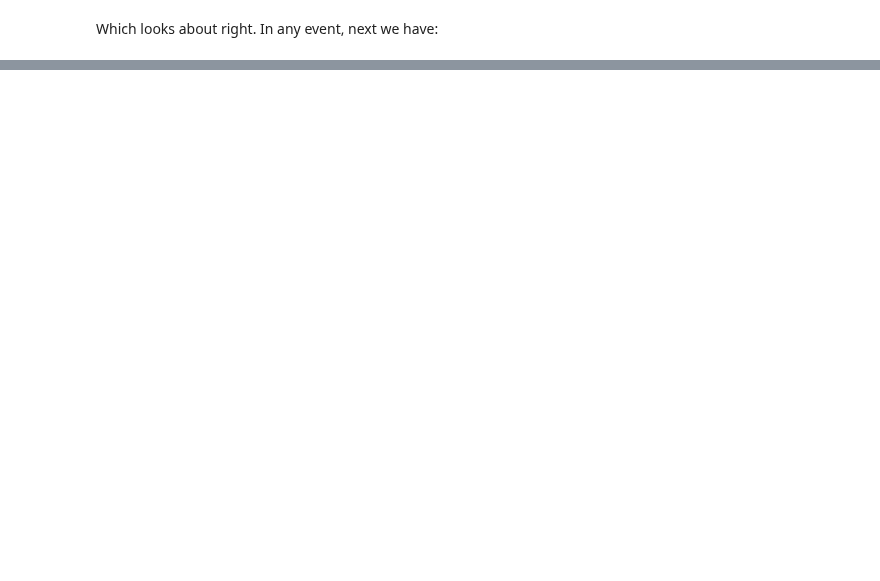
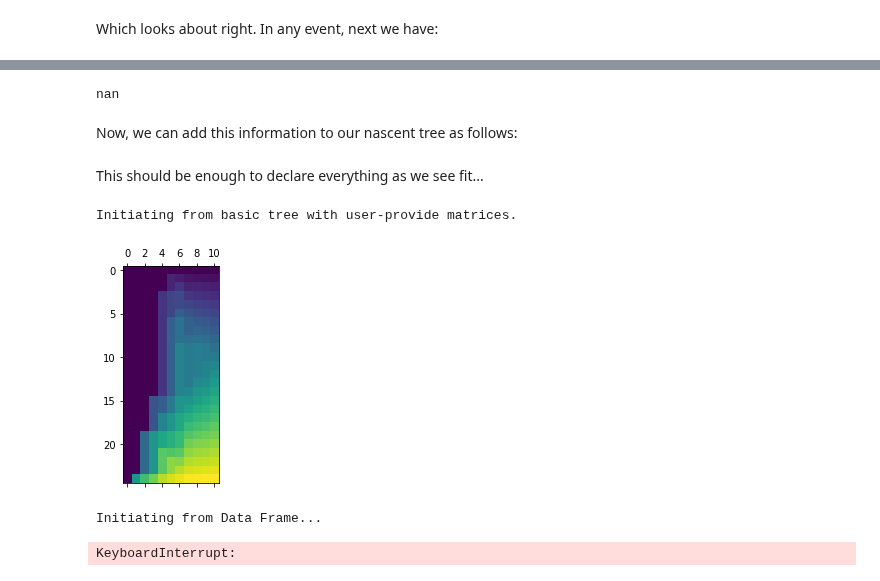
Before and after one commit to mbaker21231/InstEvo, a Jupyter notebook: NoteBooks/AAH - Paper.ipynb, the cells around one changed output, grey strips where cells are left out. Saved outputs shown, nothing was run; the diff lists cells and outputs as text; code cells hidden in the pictures; blank space fills up the shorter version.

Commit message:
Preparing to rework ParameterizedTree class after reworking the ResolvedTree class.

```diff
--- a/NoteBooks/AAH - Paper.ipynb
+++ b/NoteBooks/AAH - Paper.ipynb
@@ -149,5 +147,14 @@ TMat = [[0, 0, 0, 0, 0, 0, 0, 0, 0, 0, 0, 0, 0, 0, 0, 0, 0, 0, 0, 0, 0, 0, 0, 0,
         [0, 1, 2, 3, 4, 5, 6, 7, 8, 9, 9, 9, 9, 10, 11, 12, 13, 14, 15, 16, 17, 18, 19, 20, 21],
         [0, 1, 2, 3, 4, 5, 6, 7, 8, 9, 9, 10, 10, 11, 12, 13, 14, 15, 16, 17, 18, 19, 20, 21, 22],
         [0, 1, 2, 3, 4, 5, 6, 7, 8, 9, 10, 11, 12, 13, 14, 15, 16, 17, 18, 19, 20, 21, 22, 23, 24]]
+
+DMat = [[1, 10], [1, 10], [1, 10], [1, 10], [1, 10], [1, 10], [1, 10], [1, 10],
+        [1, 10], [1, 10], [1, 10], [1, 10], [1, 10], [1, 10], [1, 10], [1, 10],
+        [1, 10], [1, 10], [1, 10], [1, 10], [1, 10], [1, 10], [1, 10], [1, 10], [1, 10]]
+
+DeData = [[np.nan, 50], [np.nan, 50], [np.nan, 50], [np.nan, 50], [np.nan, 50],
+          [np.nan, 50], [np.nan, 50], [np.nan, 50],
+          [np.nan, 50], [np.nan, 50], [np.nan, 50], [np.nan, 50], [np.nan, 50],
+          [np.nan, 50], [np.nan, 50], [np.nan, 50],
+          [np.nan, 50], [np.nan, 50], [np.nan, 50], [np.nan, 50], [np.nan, 50],
+          [np.nan, 50], [np.nan, 50], [np.nan, 50], [np.nan, 50]]
-# %%
-TMat = np.matrix(TMat)
@@ -189,0 +161,22 @@ array([[0, 1],
+# %%
+foo = np.nan
+print(foo)
+# %% [output]
+nan
+# %% [markdown]
+Now, we can add this information to our nascent tree as follows:
+# %%
+SemiticTree.BaseTree = np.matrix(TMat).transpose()
+SemiticTree.deathmat = np.matrix(DMat)
+SemiticTree.deathdata = np.matrix(DeData)
+SemiticTree.states = np.matrix(np.zeros((25, 400)))
+# %% [markdown]
+This should be enough to declare everything as we see fit...
+# %%
+STR = ResolvedTree(SemiticTree, 'Semitic Tree')
+# %% [output]
+Initiating from basic tree with user-provide matrices.
+# %%
+STR.matplot()
+# %% [output]
+[figure, added]
@@ -189,0 +191,5 @@ array([[0, 1],
+# %%
+STP = ParameterizedTree(Data, 'foo', parmsInit)
+# %% [output]
+Initiating from Data Frame...
+KeyboardInterrupt:
```
Also changed, not shown: parts of 10 cells of this notebook, 1 other file.
